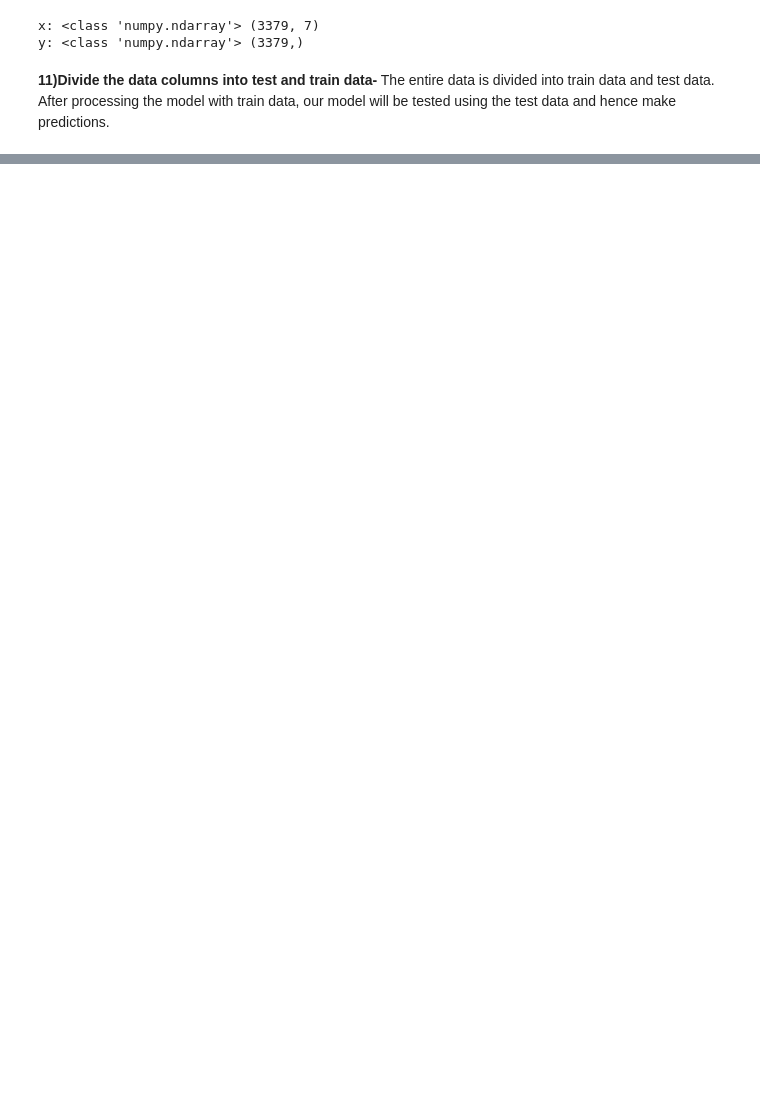
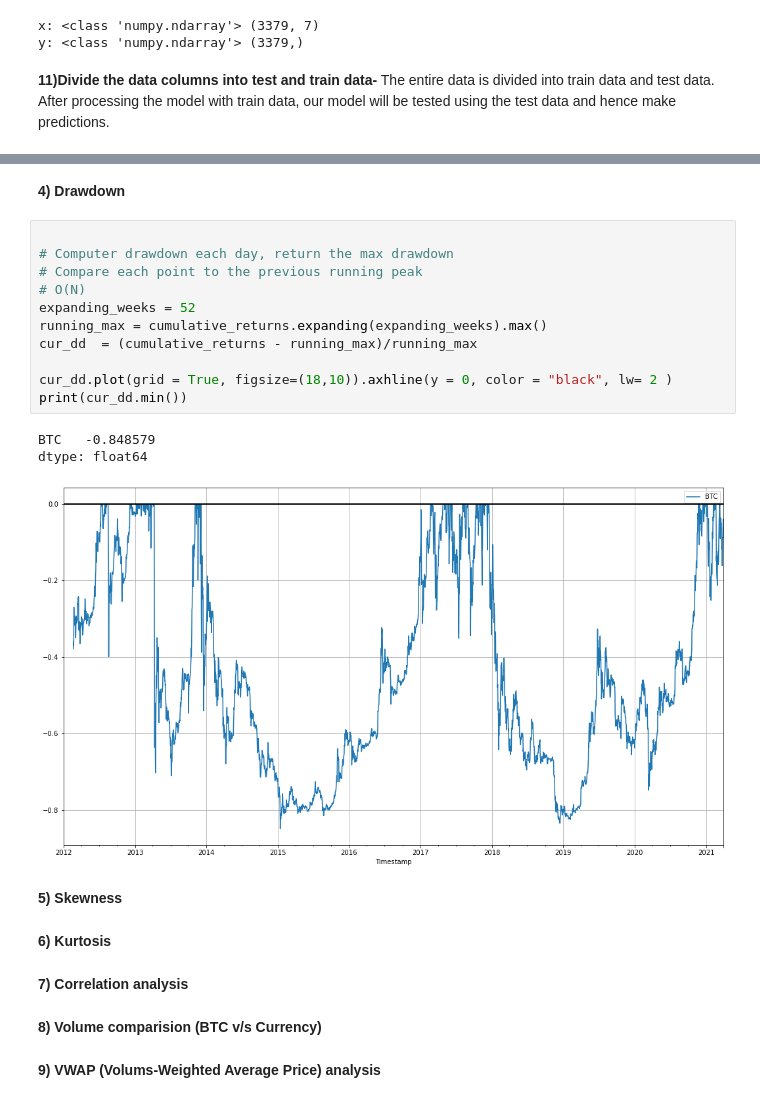
Before and after one commit to AshutoshBhawsar/Cryptocurrency-data-analysis-and-investing-strategies, a Jupyter notebook: code/phase1.ipynb, the cells around one changed output, grey strips where cells are left out. Cells and saved outputs as stored; diff of their text form; blank space fills up the shorter version.

```diff
--- a/code/phase1.ipynb
+++ b/code/phase1.ipynb
@@ -184,0 +257,27 @@ x_train, x_test, y_train, y_test = train_test_split(x, y, test_size=0.25)
+# %% [markdown]
+**4) Drawdown**
+# %%
+
+# Computer drawdown each day, return the max drawdown
+# Compare each point to the previous running peak
+# O(N)
+expanding_weeks = 52
+running_max = cumulative_returns.expanding(expanding_weeks).max()
+cur_dd  = (cumulative_returns - running_max)/running_max
+
+cur_dd.plot(grid = True, figsize=(18,10)).axhline(y = 0, color = "black", lw= 2 )
+print(cur_dd.min())
+# %% [output]
+BTC   -0.848579
+dtype: float64
+[figure, added]
+# %% [markdown]
+**5) Skewness**
+# %% [markdown]
+**6) Kurtosis**
+# %% [markdown]
+**7) Correlation analysis**
+# %% [markdown]
+**8) Volume comparision (BTC v/s Currency)**
+# %% [markdown]
+**9) VWAP (Volums-Weighted Average Price) analysis**
```
Also changed, not shown: parts of 16 cells of this notebook.
